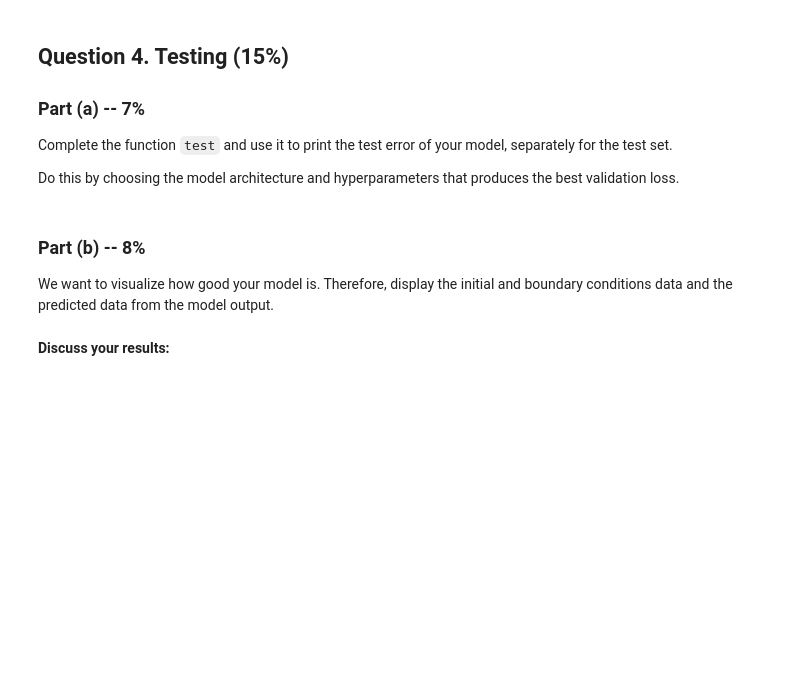
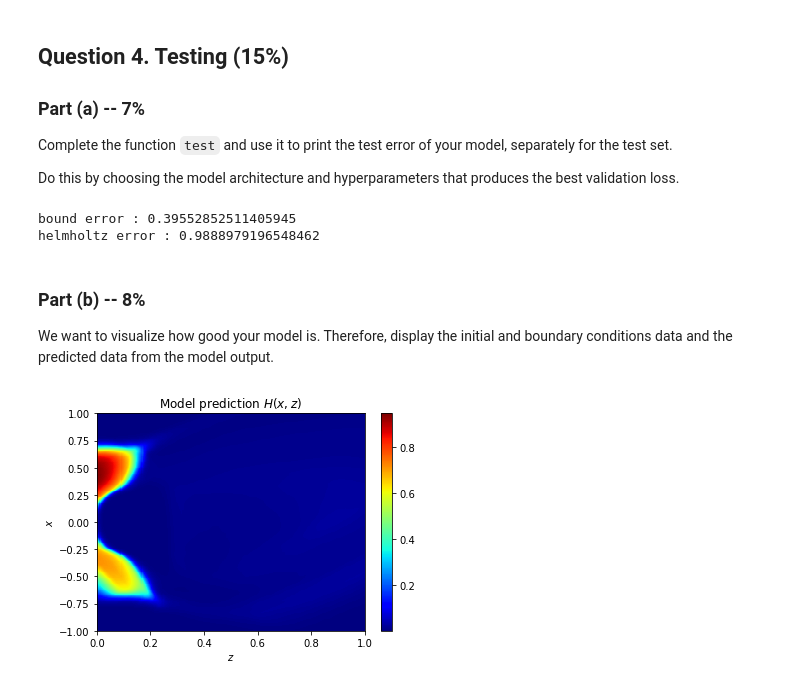
Before and after one commit to cgold212/assignment3inverseMethod, a Jupyter notebook: Assignment3.ipynb, the cells around one changed output. Saved outputs shown, nothing was run; the diff lists cells and outputs as text; code cells hidden in the pictures; blank space fills up the shorter version.

```diff
--- a/Assignment3.ipynb
+++ b/Assignment3.ipynb
@@ -721,38 +658 @@ Iter - 49 Train loss - 0.036514
 ... (39 outputs left out)
-# %%
-import numpy as np
-import matplotlib.pyplot as plt
-
-def plot_model_output(model,X_u_test,x0, z0):
-    # coords = np.stack([X, Z], axis=-1)
-    # print(coords[1,1,:])
-
-    # Reshape coordinates to be compatible with the model
-    # coords = coords.reshape(-1, 2)
-    coords = X_u_test
-    coords = torch.tensor(coords,dtype=torch.float).to(device)
-    # coords = torch.nn.functional.normalize(coords + 1, p=2, dim=1, eps=1e-12, out=None).to(device)
-    # print(coords.shape)
-    # print(coords)
-    # Run the coordinates through the model
-    output = model(coords)
-    # print(output.shape)
-    Uoutput = output[:,0]
-    Voutput = output[:,1]
-    # print(Voutput.shape)
-    # Reshape the output to match the original shape of the indices
-    Uoutput = Uoutput.reshape(256, 256)
-    Voutput = Voutput.reshape(256, 256)
-
-    Uoutput = Uoutput.pow(2)
-    Voutput = Voutput.pow(2)
-    output = Uoutput + Voutput
-    output = torch.sqrt(output).to('cpu')
-
-    # Plot the output as an image
-    plt.pcolor(z0, x0, output.detach().numpy(), cmap='jet')
-    # plt.imshow(output.detach().numpy(), cmap='jet')
-    plt.colorbar()
-    plt.show()
-
-# plot_model_output(trained_model,X_u_test,x0, z0)
@@ -807,8 +686,46 @@ def test(model, X_test_tensor):
+# %%
+def test(model, X_test_tensor,idx_bound):
+
+  idx_bound = torch.tensor(idx_bound,dtype=torch.float32).to(device)
+  X_test_tensor = torch.tensor(X_test_tensor,dtype=torch.float32,requires_grad=True).to(device)
+
+  u_pred = model(idx_bound)
+  bound = u_pred[:,0]
+  u_pred = model.forward(X_test_tensor)
+  u_pred = u_pred[:,0]
+
+
+  u_pred_x_z = torch.autograd.grad(u_pred, X_test_tensor, torch.ones(u_pred.shape).to(device), create_graph=True, retain_graph=True)
+  u_pred_x_z = torch.cat(u_pred_x_z,0)
+  u_pred_xx_zz = torch.autograd.grad(u_pred_x_z, X_test_tensor, torch.ones(u_pred_x_z.shape).to(device), create_graph=True)
+  u_pred_xx_zz = torch.cat(u_pred_xx_zz,0)
+  resU = u_pred_xx_zz[:,0] + u_pred_xx_zz[:,1] + 0.5*u_pred
+  resU = torch.sqrt(resU.pow(2))
+
+  loss = nn.MSELoss()
+
+  error_vec = loss(resU,torch.ones(resU.shape).to(device))  # TODO: complete this line. It should be relative L2 Norm of the error (Vector)
+
+  error_bound = loss(bound, Exact_u[:,0])
+
+
+  print(f"bound error : {error_bound}")
+  print(f"helmholtz error : {error_vec}")
+
+  return u_pred # TODO: complete what the function should return
+
+
+
+u_pred = test(trained_model, X_u_test,X_f_u_train[10000:,:])
+# %% [output]
+bound error : 0.39552852511405945
+helmholtz error : 0.9888979196548462
 # %% [markdown]
 ### Part (b) -- 8%
 
 We want to visualize how good your model is. Therefore, display the initial and boundary conditions data and the predicted data from the model output.
 # %%
 # TODO: your code goes here
+plot_model_output(trained_model,X_u_test,x0, z0)
+# %% [output]
+[figure, added]
-# %% [markdown]
-**Discuss your results:**
```
Also changed, not shown: parts of 19 cells of this notebook.
